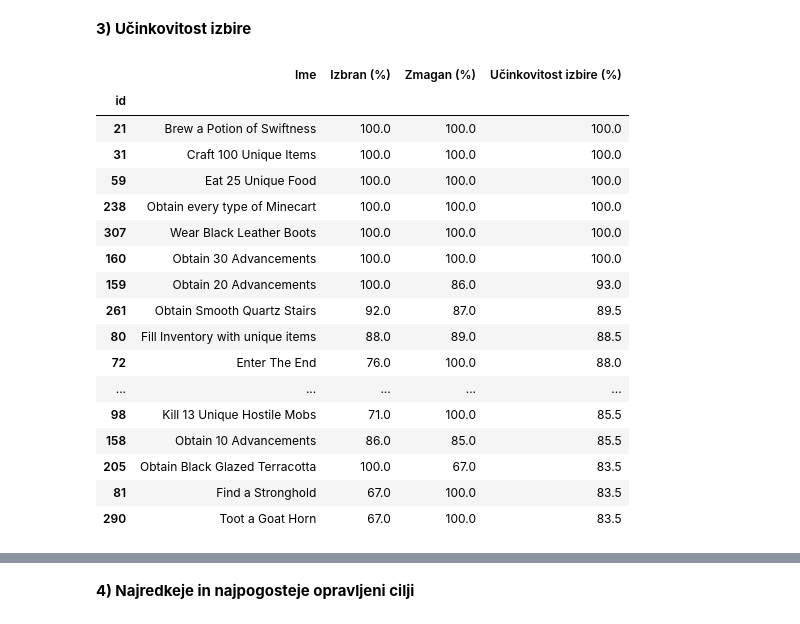
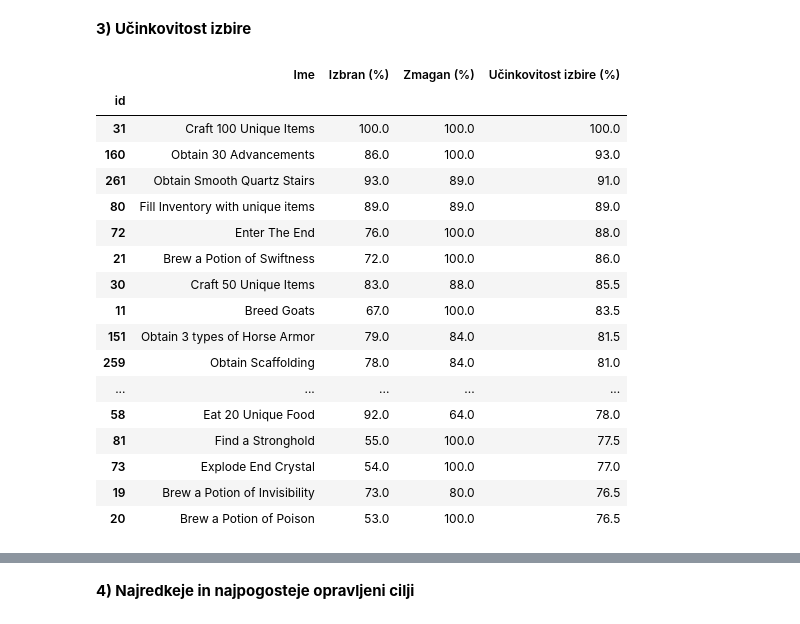
Before and after one commit to ZigaO4/UVP-seminarska, a Jupyter notebook: analiza podatkov.ipynb, the cells around one changed output, grey strips where cells are left out. Cells and saved outputs as stored; diff of their text form; code cells hidden in the pictures.

```diff
--- a/analiza podatkov.ipynb
+++ b/analiza podatkov.ipynb
@@ -167,26 +167,26 @@ plt.show()
 # %%
 goals['draft_efficiency'] = (goals['draft_ratio'] + goals['win_ratio'])/2
 goals[goals['draft_efficiency'].notnull() & (goals['appeared']>= 3)].sort_values(by=['draft_efficiency'], ascending=[False])
-goals[goals['appeared']>= 3].sort_values(by='draft_efficiency', ascending=False)[['name','draft_ratio','win_ratio', 'draft_efficiency']].head(20).rename(columns={'name': 'Ime', 'draft_ratio': 'Izbran (%)', 'win_ratio': 'Zmagan (%)', 'draft_efficiency': 'Učinkovitost izbire (%)'})
+goals[goals['appeared']>= 5].sort_values(by='draft_efficiency', ascending=False)[['name','draft_ratio','win_ratio', 'draft_efficiency']].head(20).rename(columns={'name': 'Ime', 'draft_ratio': 'Izbran (%)', 'win_ratio': 'Zmagan (%)', 'draft_efficiency': 'Učinkovitost izbire (%)'})
 # %% [output]
 |  | Ime | Izbran (%) | Zmagan (%) | Učinkovitost izbire (%) |
 | id |  |  |  |  |
-| 21 | Brew a Potion of Swiftness | 100.0 | 100.0 | 100.0 |
 | 31 | Craft 100 Unique Items | 100.0 | 100.0 | 100.0 |
-| 59 | Eat 25 Unique Food | 100.0 | 100.0 | 100.0 |
-| 238 | Obtain every type of Minecart | 100.0 | 100.0 | 100.0 |
-| 307 | Wear Black Leather Boots | 100.0 | 100.0 | 100.0 |
-| 160 | Obtain 30 Advancements | 100.0 | 100.0 | 100.0 |
-| 159 | Obtain 20 Advancements | 100.0 | 86.0 | 93.0 |
-| 261 | Obtain Smooth Quartz Stairs | 92.0 | 87.0 | 89.5 |
-| 80 | Fill Inventory with unique items | 88.0 | 89.0 | 88.5 |
+| 160 | Obtain 30 Advancements | 86.0 | 100.0 | 93.0 |
+| 261 | Obtain Smooth Quartz Stairs | 93.0 | 89.0 | 91.0 |
+| 80 | Fill Inventory with unique items | 89.0 | 89.0 | 89.0 |
 | 72 | Enter The End | 76.0 | 100.0 | 88.0 |
+| 21 | Brew a Potion of Swiftness | 72.0 | 100.0 | 86.0 |
+| 30 | Craft 50 Unique Items | 83.0 | 88.0 | 85.5 |
+| 11 | Breed Goats | 67.0 | 100.0 | 83.5 |
+| 151 | Obtain 3 types of Horse Armor | 79.0 | 84.0 | 81.5 |
+| 259 | Obtain Scaffolding | 78.0 | 84.0 | 81.0 |
 | ... | ... | ... | ... | ... |
-| 98 | Kill 13 Unique Hostile Mobs | 71.0 | 100.0 | 85.5 |
-| 158 | Obtain 10 Advancements | 86.0 | 85.0 | 85.5 |
-| 205 | Obtain Black Glazed Terracotta | 100.0 | 67.0 | 83.5 |
-| 81 | Find a Stronghold | 67.0 | 100.0 | 83.5 |
-| 290 | Toot a Goat Horn | 67.0 | 100.0 | 83.5 |
+| 58 | Eat 20 Unique Food | 92.0 | 64.0 | 78.0 |
+| 81 | Find a Stronghold | 55.0 | 100.0 | 77.5 |
+| 73 | Explode End Crystal | 54.0 | 100.0 | 77.0 |
+| 19 | Brew a Potion of Invisibility | 73.0 | 80.0 | 76.5 |
+| 20 | Brew a Potion of Poison | 53.0 | 100.0 | 76.5 |
 # %%
 
 draft_sorted = goals.sort_values(by='draft_ratio').reset_index(drop=True)
```
Also changed, not shown: parts of 9 cells of this notebook, 8 other files.
